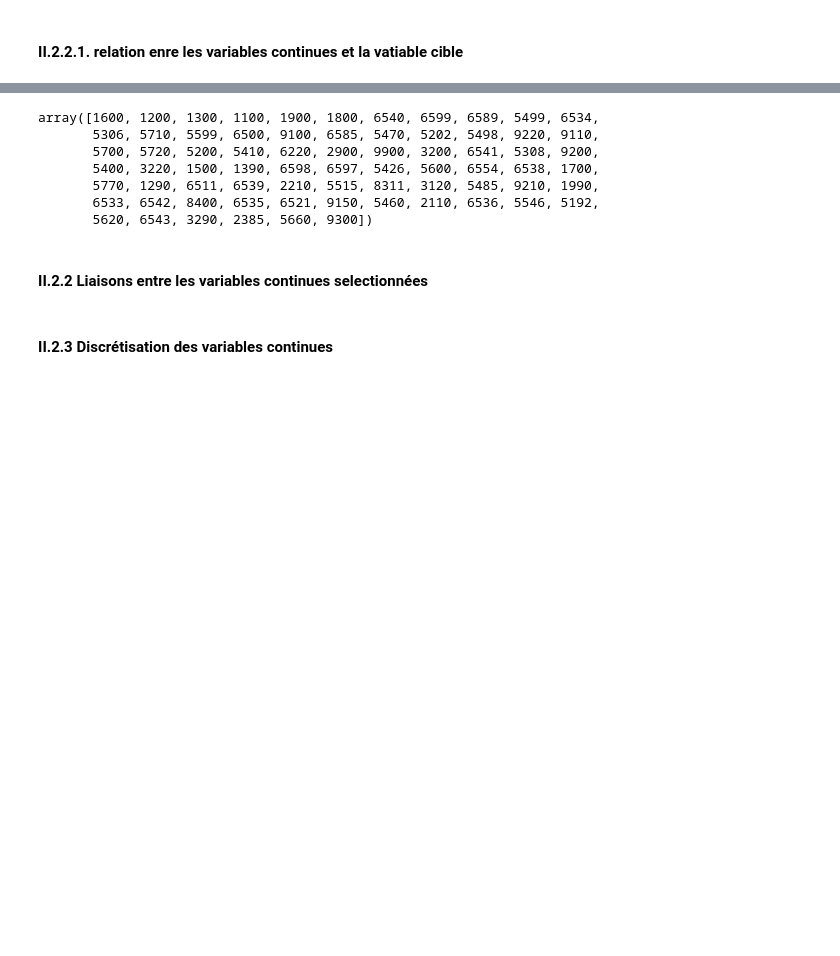
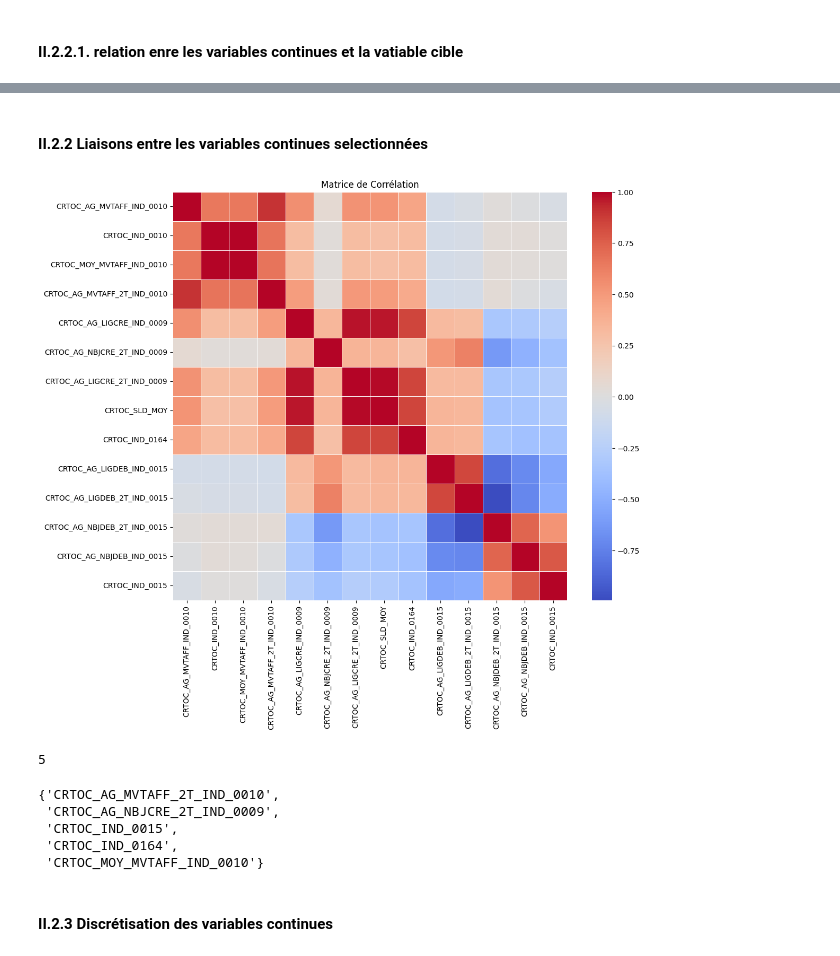
Before and after one commit to cheryl-kdio/Scoring-pj, a Jupyter notebook: desc.ipynb, the cells around one changed output, grey strips where cells are left out. Saved outputs shown, nothing was run; the diff lists cells and outputs as text; code cells hidden in the pictures; blank space fills up the shorter version.

```diff
--- a/desc.ipynb
+++ b/desc.ipynb
@@ -825,10 +782,0 @@ Name: Columns, dtype: object
-# %%
-df["CODETAJUR"].unique()
-# %% [output]
-array([1600, 1200, 1300, 1100, 1900, 1800, 6540, 6599, 6589, 5499, 6534,
-       5306, 5710, 5599, 6500, 9100, 6585, 5470, 5202, 5498, 9220, 9110,
-       5700, 5720, 5200, 5410, 6220, 2900, 9900, 3200, 6541, 5308, 9200,
-       5400, 3220, 1500, 1390, 6598, 6597, 5426, 5600, 6554, 6538, 1700,
-       5770, 1290, 6511, 6539, 2210, 5515, 8311, 3120, 5485, 9210, 1990,
-       6533, 6542, 8400, 6535, 6521, 9150, 5460, 2110, 6536, 5546, 5192,
-       5620, 6543, 3290, 2385, 5660, 9300])
@@ -838,15 +788,57 @@ len(kruskal_results.T.columns)
 # %% [markdown]
 #### II.2.2 Liaisons entre les variables continues selectionnées
 # %%
-spearman_res=X_train[cont_vars].corr(method='spearman')
+spearman_res=X_train[signif_conti_var_kruskal].corr(method='spearman')
 plt.figure(figsize=(12, 10))
 sns.heatmap(spearman_res,cmap='coolwarm', linewidths=.5)
 
 # Ajoutez un titre
 plt.title('Matrice de Corrélation')
 
 # Affichez le graphique
 plt.show()
+# %% [output]
+[figure, added]
+# %%
+# Pour les couples de variables correlés entre elles, ne garder que la variable le plus lié avec la variable cible (i.e. corr>0.7)
+import numpy as np
+
+kruskal_res_signif.set_index('Columns', inplace=True)
+mask = np.triu(np.ones(spearman_res.shape), k=1).astype(bool)
+high_corr = spearman_res.where(mask)
+
+# Filter for correlations > 0.7
+high_corr_pairs = high_corr[abs(high_corr) > 0.7].stack().index
+
+# set() only to have unique values
+numerical_to_drop = set()
+numerical_to_keep=set()
+for var1, var2 in high_corr_pairs:
+    if var1==var2:
+        continue
+    if abs(kruskal_res_signif.loc[var1, 'Stat']) > abs(kruskal_res_signif.loc[var2, 'Stat']):
+        numerical_to_drop.add(var2)
+    else:
+        numerical_to_drop.add(var1)
+
+    #if X_train[[var1,var2]].corr(method="spearman").iloc[1][0] >0.7:
+     #   print("OK")
+
+kruskal_res_signif.reset_index('Columns', inplace=True)
+numerical_to_drop
+numerical_to_keep = set(signif_conti_var_kruskal) - numerical_to_drop
+len(numerical_to_keep)
+# %% [output]
+5
+# %%
+numerical_to_keep
+# On retient 5 variables continues
+# %% [output]
+{'CRTOC_AG_MVTAFF_2T_IND_0010',
+ 'CRTOC_AG_NBJCRE_2T_IND_0009',
+ 'CRTOC_IND_0015',
+ 'CRTOC_IND_0164',
+ 'CRTOC_MOY_MVTAFF_IND_0010'}
 # %% [markdown]
 #### II.2.3 Discrétisation des variables continues
 # %%
```
Also changed, not shown: parts of 13 cells of this notebook.
